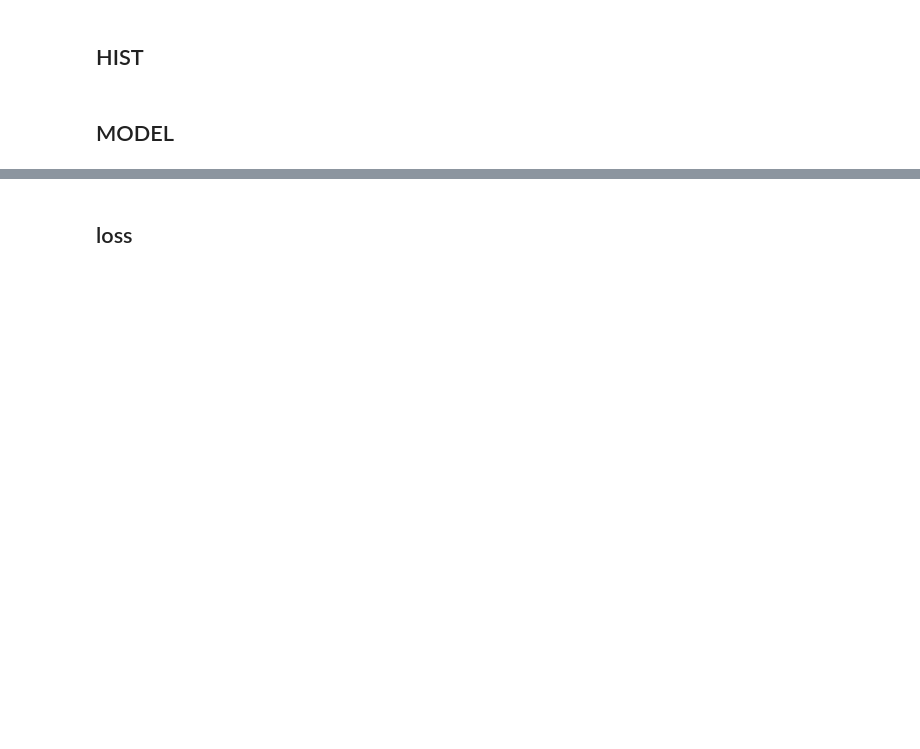
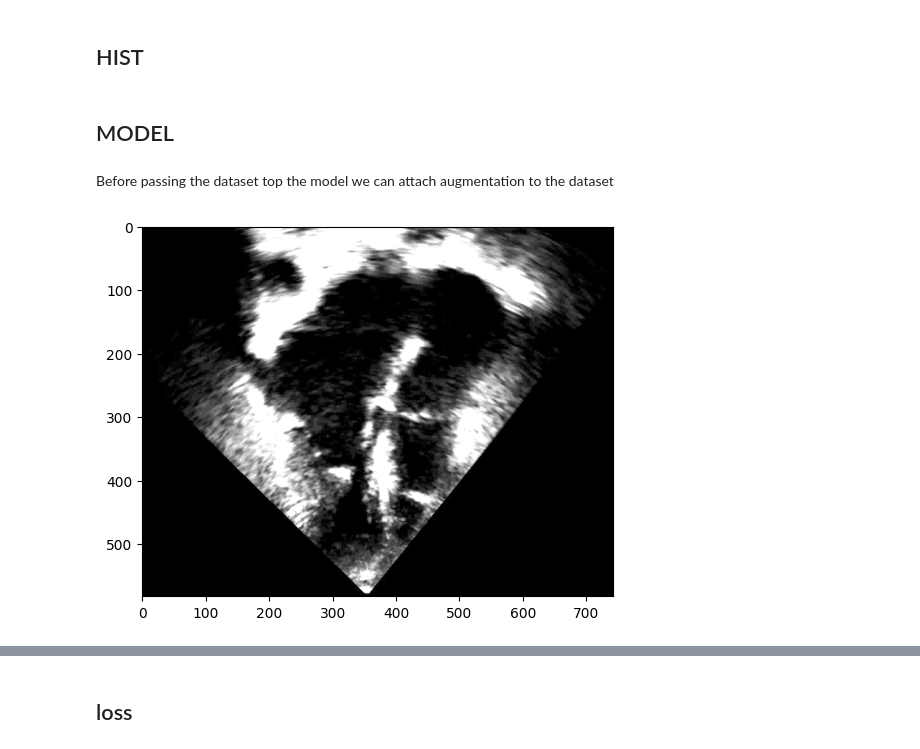
Before and after one commit to lambione/ETH-KAGGLE-COMPETITIONS-AML, a Jupyter notebook: PROJECT_2/unet_training.ipynb, the cells around one changed output, grey strips where cells are left out. Saved outputs shown, nothing was run; the diff lists cells and outputs as text; code cells hidden in the pictures; blank space fills up the shorter version.

```diff
--- a/PROJECT_2/unet_training.ipynb
+++ b/PROJECT_2/unet_training.ipynb
@@ -499,6 +480,50 @@ def elastic_deformation(image, mask, alpha=34, sigma=4):
     return deformed_img, deformed_mask
 # %% [markdown]
 ## MODEL
+# %% [markdown]
+Before passing the dataset top the model we can attach augmentation to the dataset
+# %%
+import random
+import cv2
+import matplotlib.pyplot as plt
+
+def augment_images(dataset):
+
+    for i in range(len(dataset)):
+        sample = dataset[i]
+        f, m = sample['frame'].copy(), sample['label'].copy()
+        frame = torch.tensor(f).float()
+        mask = torch.tensor(m).float()
+
+        if random.random() > 0.5:
+            frame = torch.flip(frame, dims=[-1])
+            mask  = torch.flip(mask, dims=[-1])
+            np.append(sample['frame'],frame.numpy())
+            np.append(sample['label'], mask.numpy())
+        if random.random() > 0.5:
+            frame = torch.flip(frame, dims=[-2])
+            mask  = torch.flip(mask, dims=[-2])
+            np.append(sample['frame'], frame.numpy())
+            np.append(sample['label'], mask.numpy())
+        if random.random() > 0.5:
+            frame, mask = elastic_deformation(frame, mask, alpha=34, sigma=4)
+            np.append(sample['frame'], frame.numpy())
+            np.append(sample['label'], mask.numpy())
+        if random.random() > 0.5:
+            frame = frame.numpy()
+            alpha = 1.5
+            beta = 50
+            frame = cv2.convertScaleAbs(frame, alpha=alpha, beta=beta)
+            plt.imshow(frame,cmap='gray')
+            np.append(sample['frame'], frame)
+            np.append(sample['label'], mask.numpy())
+
+    return dataset
+
+
+dataset = augment_images(labeled_train_data)
+# %% [output]
+[figure, added]
 # %%
 import torch
 from torch.utils.data import Dataset,DataLoader
```
Also changed, not shown: parts of 32 cells of this notebook.
